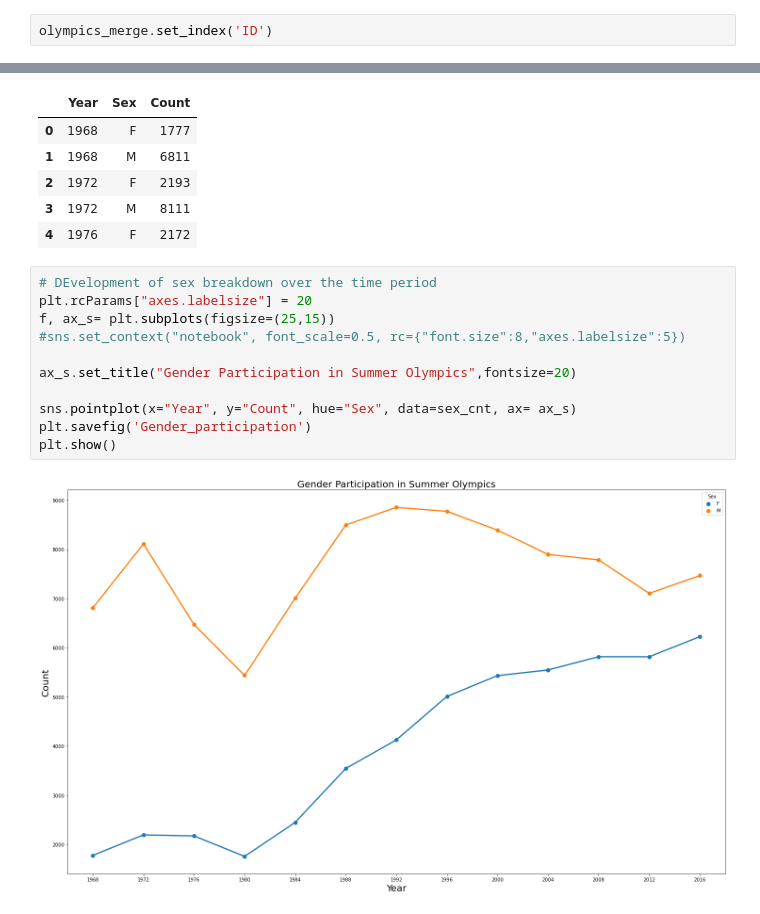
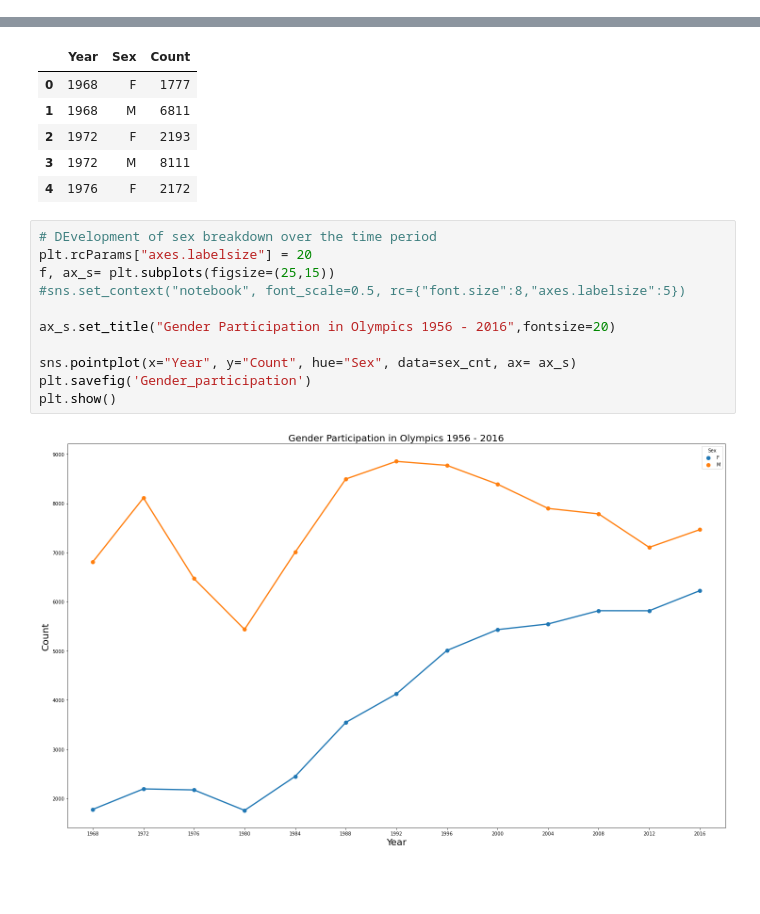
Before and after one commit to ColmRy/UCDPAColm-Ryan, a Jupyter notebook: MyProject.ipynb, the cells around one changed output, grey strips where cells are left out. Cells and saved outputs as stored; diff of their text form; blank space fills up the shorter version.

Commit message:
Adding basic visualisation and correlations

```diff
--- a/MyProject.ipynb
+++ b/MyProject.ipynb
@@ -123,5 +123,3 @@ olympics_merge['Country'] = np.where(olympics_merge['NOC']=='TUV', 'Tuvalu', oly
 # %%
 olympics_merge.drop('Team', axis = 1, inplace = True)
 olympics_merge.rename(columns = {'Country': 'Team'}, inplace = True)
-# %%
-olympics_merge.set_index('ID')
@@ -303,13 +287,13 @@ sex_cnt.head()
 # %%
 # DEvelopment of sex breakdown over the time period
 plt.rcParams["axes.labelsize"] = 20
 f, ax_s= plt.subplots(figsize=(25,15))
 #sns.set_context("notebook", font_scale=0.5, rc={"font.size":8,"axes.labelsize":5})
 
-ax_s.set_title("Gender Participation in Summer Olympics",fontsize=20)
+ax_s.set_title("Gender Participation in Olympics 1956 - 2016",fontsize=20)
 
 sns.pointplot(x="Year", y="Count", hue="Sex", data=sex_cnt, ax= ax_s)
 plt.savefig('Gender_participation')
 plt.show()
 # %% [output]
-[figure, old version]
+[figure, new version]
```
Also changed, not shown: parts of 17 cells of this notebook.
